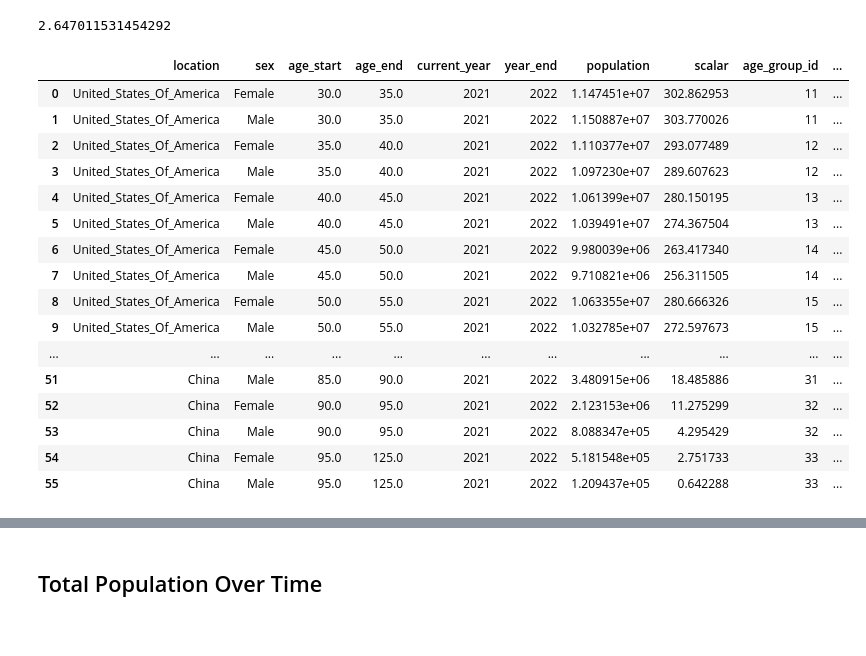
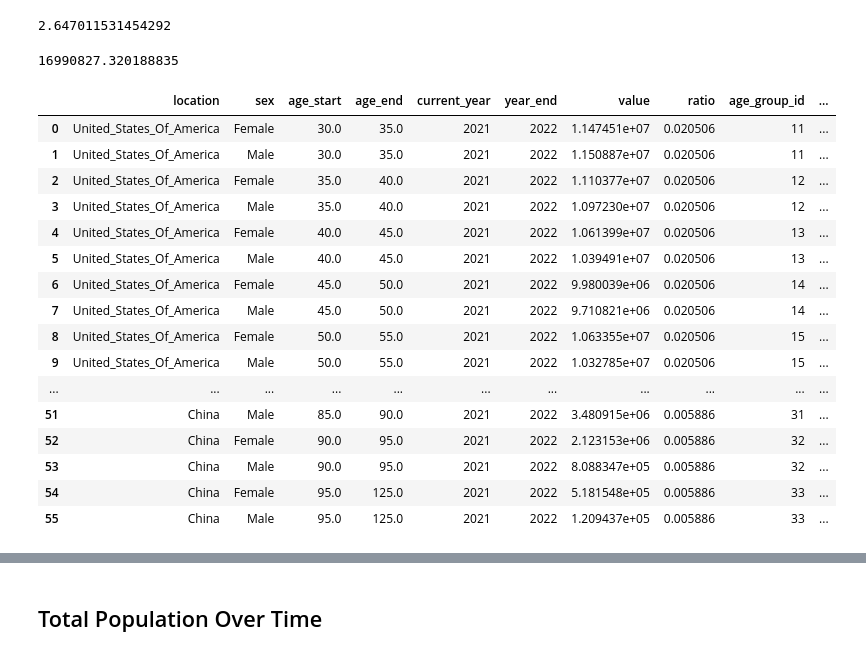
Before and after one commit to ihmeuw/vivarium_research_alzheimers, a Jupyter notebook: verification_and_validation/2025_08_12_model2.1_vv.ipynb, the cells around one changed output, grey strips where cells are left out. Saved outputs shown, nothing was run; the diff lists cells and outputs as text; code cells hidden in the pictures.

```diff
--- a/verification_and_validation/2025_08_12_model2.1_vv.ipynb
+++ b/verification_and_validation/2025_08_12_model2.1_vv.ipynb
@@ -373,48 +381,63 @@ inc = (inc.apply(pd.DataFrame.describe, percentiles=[0.025, 0.975], axis=1)
 inc['mean'].sum()
 # %% [output]
 2.647011531454292
+# %%
+prev = (art.load('cause.alzheimers_disease_and_other_dementias.prevalence') * art.load('population.structure').values).sum().mean()
+prev
+# %% [output]
+16990827.320188835
 # %%
 scale = pd.DataFrame()
 for artifact_dir in artifact_dirs:
     art = Artifact(artifact_dir, filter_terms = ['year_start==2021'])
-    pop = art.load('population.structure').reset_index()
-    pop = pop.rename(columns={'value': 'population'})
-    pop['location'] = pop.location.str.replace(' ', '_').str.title()
+    temp = art.load('population.structure').reset_index()
+    temp['location'] = temp.location.str.replace(' ', '_').str.title()
+    prev = (art.load('cause.alzheimers_disease_and_other_dementias.prevalence') * art.load('population.structure').values).sum().mean()
 
-    prev = art.load('cause.alzheimers_disease_and_other_dementias.prevalence')
-    prev = (prev.apply(pd.DataFrame.describe, percentiles=[0.025, 0.975], axis=1)
-            .filter(['mean']).reset_index())
-    prev = prev['mean'].sum()
+    ratio = 100_000 / prev
+    temp['ratio'] = ratio
 
-    total_pop = pop['population'].sum()
-    ratio = 20_000 / (total_pop * prev)  #total_pop * inc / 10_000
+    # pop = art.load('population.structure').reset_index()
+    # pop = pop.rename(columns={'value': 'population'})
+    # total_pop = pop['population'].sum()
 
-    temp = pop.copy()
-    temp['scalar'] = (temp['population']) * ratio
-    temp['scalar'] = temp['scalar'].replace([np.inf, -np.inf], 0)
+    # # Make this a population weighted (or crude) prevalence
+    # prev = art.load('cause.alzheimers_disease_and_other_dementias.prevalence')
+    # prev = (prev.apply(pd.DataFrame.describe, percentiles=[0.025, 0.975], axis=1)
+    #         .filter(['mean']).reset_index())
+    # # prev = prev['mean'].sum()
+
+    # ## Merge prev and pop and add a new column that is the multiplication of population and prevalence
+
+
+    # # ratio = 20_000 / (total_pop * prev)  #total_pop * inc / 10_000
+
+    # temp['ratio'] = ratio
+    # temp['scalar'] = (temp['population']) * ratio
+    # temp['scalar'] = temp['scalar'].replace([np.inf, -np.inf], 0)
     temp = temp.rename(columns={'year_start': 'current_year'})
     temp = temp.merge(age_dictionary, on=['age_start','age_end'])
     temp = temp.loc[temp['age_group_id'].isin(age_group_ids)]
     scale = pd.concat([scale, temp], ignore_index=True)
 scale#.head()
 # %% [output]
-|  | location | sex | age_start | age_end | current_year | year_end | population | scalar | age_group_id | ... |
-| 0 | United_States_Of_America | Female | 30.0 | 35.0 | 2021 | 2022 | 1.147451e+07 | 302.862953 | 11 | ... |
-| 1 | United_States_Of_America | Male | 30.0 | 35.0 | 2021 | 2022 | 1.150887e+07 | 303.770026 | 11 | ... |
-| 2 | United_States_Of_America | Female | 35.0 | 40.0 | 2021 | 2022 | 1.110377e+07 | 293.077489 | 12 | ... |
-| 3 | United_States_Of_America | Male | 35.0 | 40.0 | 2021 | 2022 | 1.097230e+07 | 289.607623 | 12 | ... |
-| 4 | United_States_Of_America | Female | 40.0 | 45.0 | 2021 | 2022 | 1.061399e+07 | 280.150195 | 13 | ... |
-| 5 | United_States_Of_America | Male | 40.0 | 45.0 | 2021 | 2022 | 1.039491e+07 | 274.367504 | 13 | ... |
-| 6 | United_States_Of_America | Female | 45.0 | 50.0 | 2021 | 2022 | 9.980039e+06 | 263.417340 | 14 | ... |
-| 7 | United_States_Of_America | Male | 45.0 | 50.0 | 2021 | 2022 | 9.710821e+06 | 256.311505 | 14 | ... |
-| 8 | United_States_Of_America | Female | 50.0 | 55.0 | 2021 | 2022 | 1.063355e+07 | 280.666326 | 15 | ... |
-| 9 | United_States_Of_America | Male | 50.0 | 55.0 | 2021 | 2022 | 1.032785e+07 | 272.597673 | 15 | ... |
+|  | location | sex | age_start | age_end | current_year | year_end | value | ratio | age_group_id | ... |
+| 0 | United_States_Of_America | Female | 30.0 | 35.0 | 2021 | 2022 | 1.147451e+07 | 0.020506 | 11 | ... |
+| 1 | United_States_Of_America | Male | 30.0 | 35.0 | 2021 | 2022 | 1.150887e+07 | 0.020506 | 11 | ... |
+| 2 | United_States_Of_America | Female | 35.0 | 40.0 | 2021 | 2022 | 1.110377e+07 | 0.020506 | 12 | ... |
+| 3 | United_States_Of_America | Male | 35.0 | 40.0 | 2021 | 2022 | 1.097230e+07 | 0.020506 | 12 | ... |
+| 4 | United_States_Of_America | Female | 40.0 | 45.0 | 2021 | 2022 | 1.061399e+07 | 0.020506 | 13 | ... |
+| 5 | United_States_Of_America | Male | 40.0 | 45.0 | 2021 | 2022 | 1.039491e+07 | 0.020506 | 13 | ... |
+| 6 | United_States_Of_America | Female | 45.0 | 50.0 | 2021 | 2022 | 9.980039e+06 | 0.020506 | 14 | ... |
+| 7 | United_States_Of_America | Male | 45.0 | 50.0 | 2021 | 2022 | 9.710821e+06 | 0.020506 | 14 | ... |
+| 8 | United_States_Of_America | Female | 50.0 | 55.0 | 2021 | 2022 | 1.063355e+07 | 0.020506 | 15 | ... |
+| 9 | United_States_Of_America | Male | 50.0 | 55.0 | 2021 | 2022 | 1.032785e+07 | 0.020506 | 15 | ... |
 | ... | ... | ... | ... | ... | ... | ... | ... | ... | ... | ... |
-| 51 | China | Male | 85.0 | 90.0 | 2021 | 2022 | 3.480915e+06 | 18.485886 | 31 | ... |
-| 52 | China | Female | 90.0 | 95.0 | 2021 | 2022 | 2.123153e+06 | 11.275299 | 32 | ... |
-| 53 | China | Male | 90.0 | 95.0 | 2021 | 2022 | 8.088347e+05 | 4.295429 | 32 | ... |
-| 54 | China | Female | 95.0 | 125.0 | 2021 | 2022 | 5.181548e+05 | 2.751733 | 33 | ... |
-| 55 | China | Male | 95.0 | 125.0 | 2021 | 2022 | 1.209437e+05 | 0.642288 | 33 | ... |
+| 51 | China | Male | 85.0 | 90.0 | 2021 | 2022 | 3.480915e+06 | 0.005886 | 31 | ... |
+| 52 | China | Female | 90.0 | 95.0 | 2021 | 2022 | 2.123153e+06 | 0.005886 | 32 | ... |
+| 53 | China | Male | 90.0 | 95.0 | 2021 | 2022 | 8.088347e+05 | 0.005886 | 32 | ... |
+| 54 | China | Female | 95.0 | 125.0 | 2021 | 2022 | 5.181548e+05 | 0.005886 | 33 | ... |
+| 55 | China | Male | 95.0 | 125.0 | 2021 | 2022 | 1.209437e+05 | 0.005886 | 33 | ... |
 # %%
 cols = ['input_draw','current_year','location','age_group','sex']
 
```
Also changed, not shown: parts of 5 cells of this notebook.
